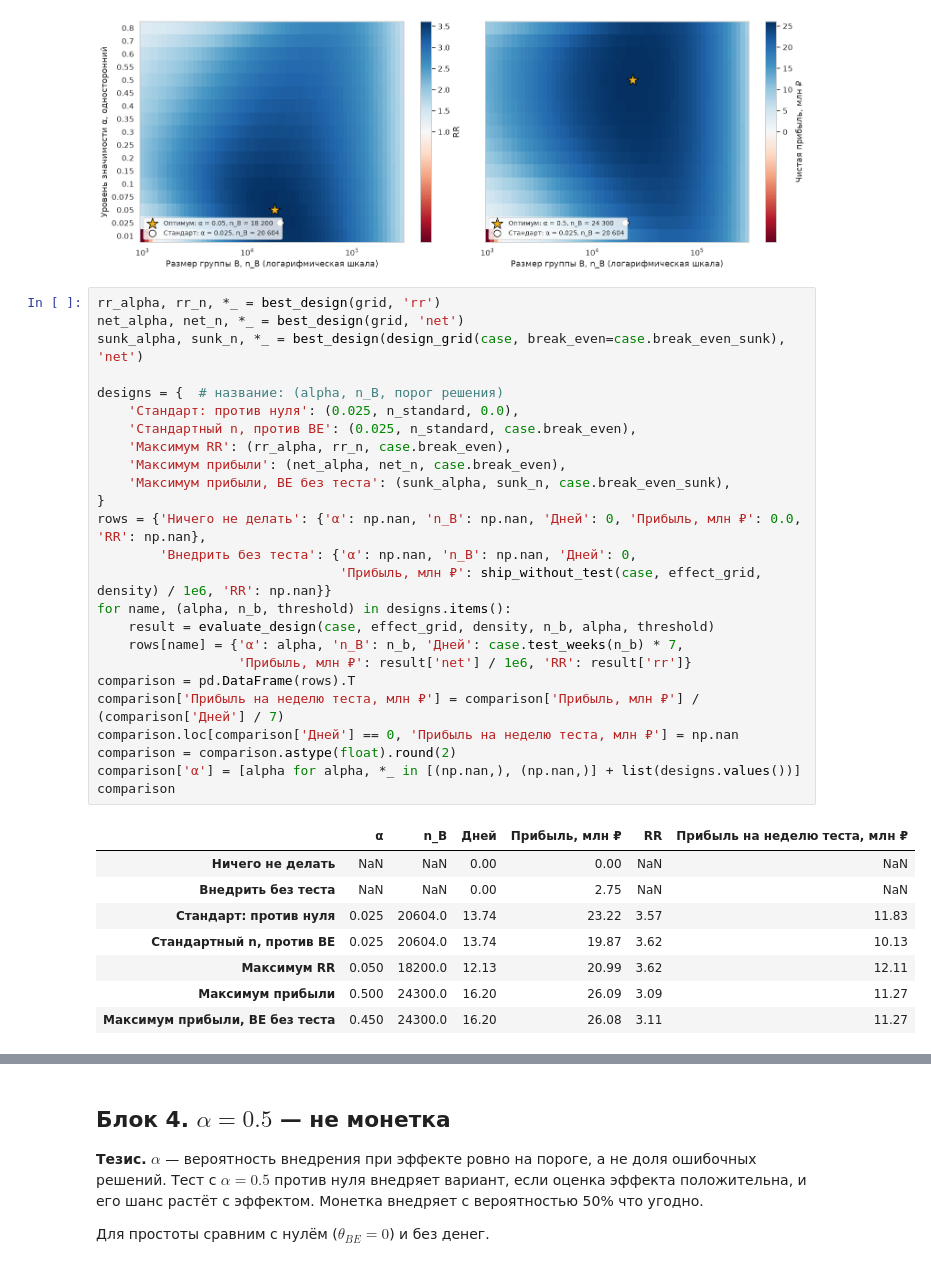
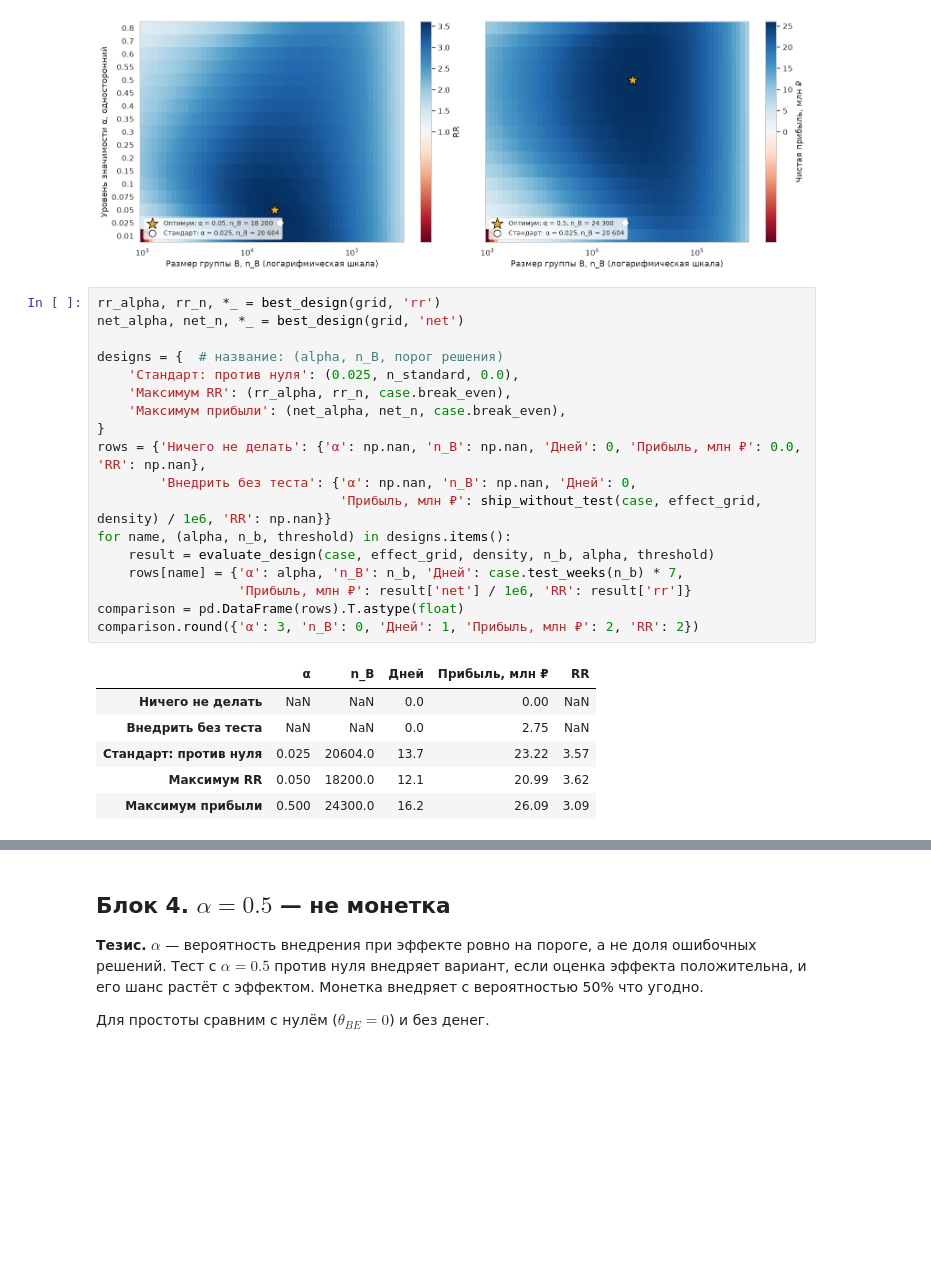
Before and after one commit to Alberelloo/AITH-2026-Hypothesis-Testing-Workshop, a Jupyter notebook: 01. Стоит ли тестировать и на чём измерять/theory.ipynb, the cells around one changed output, grey strips where cells are left out. Saved outputs shown, nothing was run; the diff lists cells and outputs as text; blank space fills up the shorter version.

```diff
--- a/01. Стоит ли тестировать и на чём измерять/theory.ipynb
+++ b/01. Стоит ли тестировать и на чём измерять/theory.ipynb
@@ -389,37 +389,28 @@ plot_design_maps(grid, {f'Стандарт: α = 0.025, n_B = {spaced(n_standard
 # %%
 rr_alpha, rr_n, *_ = best_design(grid, 'rr')
 net_alpha, net_n, *_ = best_design(grid, 'net')
-sunk_alpha, sunk_n, *_ = best_design(design_grid(case, break_even=case.break_even_sunk), 'net')
 
 designs = {  # название: (alpha, n_B, порог решения)
     'Стандарт: против нуля': (0.025, n_standard, 0.0),
-    'Стандартный n, против BE': (0.025, n_standard, case.break_even),
     'Максимум RR': (rr_alpha, rr_n, case.break_even),
     'Максимум прибыли': (net_alpha, net_n, case.break_even),
-    'Максимум прибыли, BE без теста': (sunk_alpha, sunk_n, case.break_even_sunk),
 }
 rows = {'Ничего не делать': {'α': np.nan, 'n_B': np.nan, 'Дней': 0, 'Прибыль, млн ₽': 0.0, 'RR': np.nan},
         'Внедрить без теста': {'α': np.nan, 'n_B': np.nan, 'Дней': 0,
                                'Прибыль, млн ₽': ship_without_test(case, effect_grid, density) / 1e6, 'RR': np.nan}}
 for name, (alpha, n_b, threshold) in designs.items():
     result = evaluate_design(case, effect_grid, density, n_b, alpha, threshold)
     rows[name] = {'α': alpha, 'n_B': n_b, 'Дней': case.test_weeks(n_b) * 7,
                   'Прибыль, млн ₽': result['net'] / 1e6, 'RR': result['rr']}
-comparison = pd.DataFrame(rows).T
-comparison['Прибыль на неделю теста, млн ₽'] = comparison['Прибыль, млн ₽'] / (comparison['Дней'] / 7)
-comparison.loc[comparison['Дней'] == 0, 'Прибыль на неделю теста, млн ₽'] = np.nan
-comparison = comparison.astype(float).round(2)
-comparison['α'] = [alpha for alpha, *_ in [(np.nan,), (np.nan,)] + list(designs.values())]
-comparison
+comparison = pd.DataFrame(rows).T.astype(float)
+comparison.round({'α': 3, 'n_B': 0, 'Дней': 1, 'Прибыль, млн ₽': 2, 'RR': 2})
 # %% [output]
-|  | α | n_B | Дней | Прибыль, млн ₽ | RR | Прибыль на неделю теста, млн ₽ |
-| Ничего не делать | NaN | NaN | 0.00 | 0.00 | NaN | NaN |
-| Внедрить без теста | NaN | NaN | 0.00 | 2.75 | NaN | NaN |
-| Стандарт: против нуля | 0.025 | 20604.0 | 13.74 | 23.22 | 3.57 | 11.83 |
-| Стандартный n, против BE | 0.025 | 20604.0 | 13.74 | 19.87 | 3.62 | 10.13 |
-| Максимум RR | 0.050 | 18200.0 | 12.13 | 20.99 | 3.62 | 12.11 |
-| Максимум прибыли | 0.500 | 24300.0 | 16.20 | 26.09 | 3.09 | 11.27 |
-| Максимум прибыли, BE без теста | 0.450 | 24300.0 | 16.20 | 26.08 | 3.11 | 11.27 |
+|  | α | n_B | Дней | Прибыль, млн ₽ | RR |
+| Ничего не делать | NaN | NaN | 0.0 | 0.00 | NaN |
+| Внедрить без теста | NaN | NaN | 0.0 | 2.75 | NaN |
+| Стандарт: против нуля | 0.025 | 20604.0 | 13.7 | 23.22 | 3.57 |
+| Максимум RR | 0.050 | 18200.0 | 12.1 | 20.99 | 3.62 |
+| Максимум прибыли | 0.500 | 24300.0 | 16.2 | 26.09 | 3.09 |
 # %% [markdown]
 Что видно:
 
```
Also changed, not shown: parts of 6 cells of this notebook, 3 other files.
